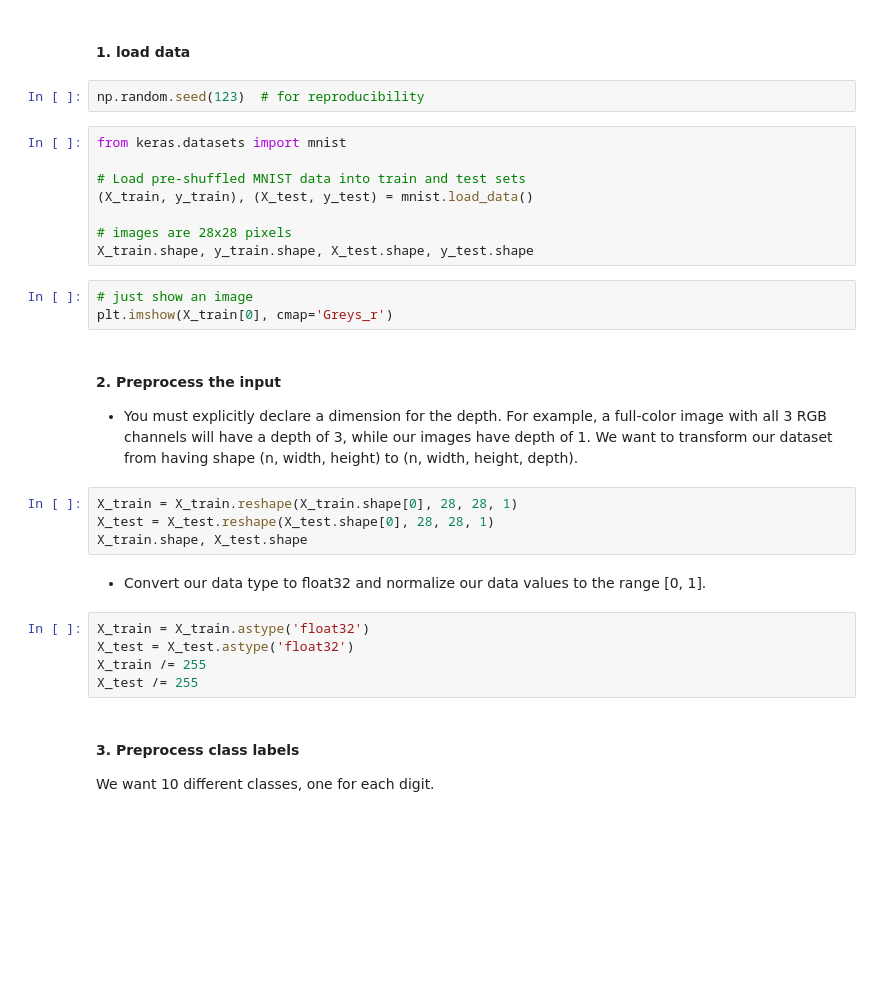
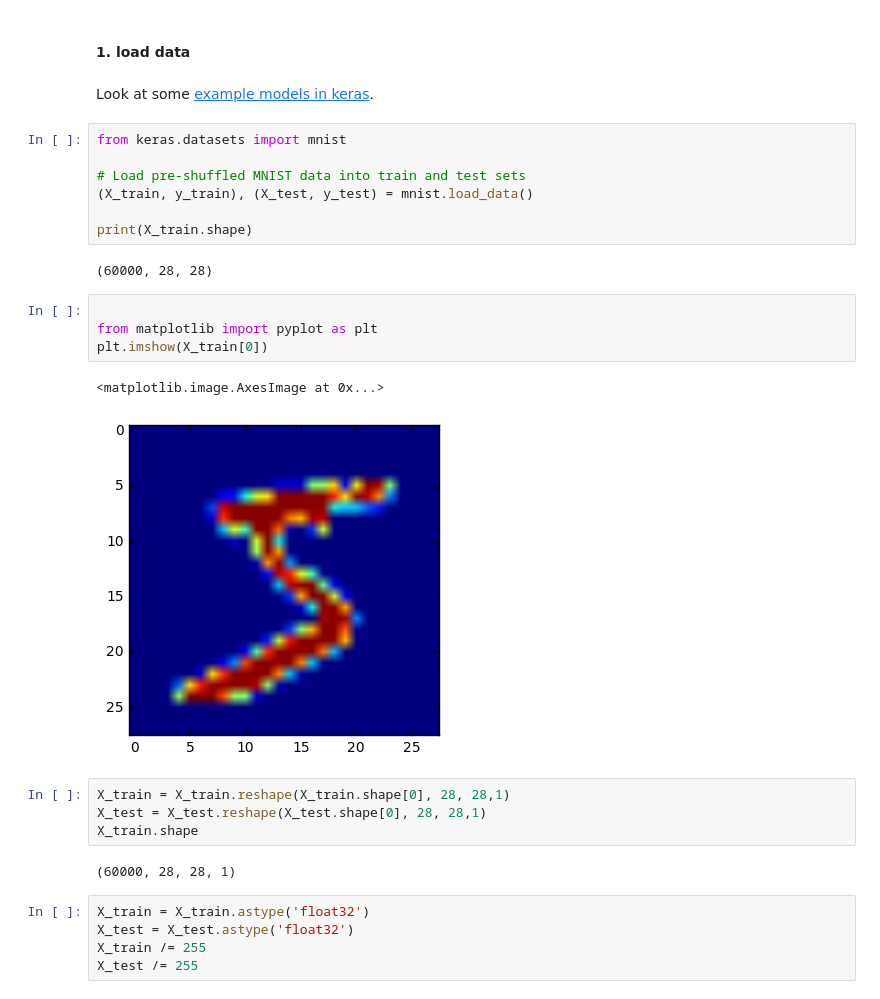
Before and after one commit to NiccoloSacchi/road-segmentation, a Jupyter notebook: scripts/tuto_val.ipynb, the cells around one changed output. Drawn from its saved outputs; the diff is of its cells as text; blank space fills up the shorter version.

```diff
--- a/scripts/tuto_val.ipynb
+++ b/scripts/tuto_val.ipynb
@@ -31,36 +20,35 @@ from keras.utils import np_utils
 **N.B. I used tensorflow not theano as backend.** The only difference is in the shape that is (28, 28, 1) in tensorflow and (1, 28, 28) in theano.
 # %% [markdown]
 #### 1. load data
-# %%
-np.random.seed(123)  # for reproducibility
+# %% [markdown]
+Look at some [example models in keras](https://github.com/fchollet/keras/tree/master/examples).
 # %%
 from keras.datasets import mnist
 
 # Load pre-shuffled MNIST data into train and test sets
 (X_train, y_train), (X_test, y_test) = mnist.load_data()
 
-# images are 28x28 pixels
-X_train.shape, y_train.shape, X_test.shape, y_test.shape
+print(X_train.shape)
+# %% [output]
+(60000, 28, 28)
 # %%
-# just show an image
-plt.imshow(X_train[0], cmap='Greys_r')
+
+from matplotlib import pyplot as plt
+plt.imshow(X_train[0])
+# %% [output]
+<matplotlib.image.AxesImage at 0x...>
+[figure, added]
-# %% [markdown]
-#### 2. Preprocess the input
-- You must explicitly declare a dimension for the depth. For example, a full-color image with all 3 RGB channels will have a depth of 3, while our images have depth of 1. We want to transform our dataset from having shape (n, width, height) to (n, width, height, depth).
 # %%
-X_train = X_train.reshape(X_train.shape[0], 28, 28, 1)
-X_test = X_test.reshape(X_test.shape[0], 28, 28, 1)
-X_train.shape, X_test.shape
+X_train = X_train.reshape(X_train.shape[0], 28, 28,1)
+X_test = X_test.reshape(X_test.shape[0], 28, 28,1)
+X_train.shape
+# %% [output]
+(60000, 28, 28, 1)
-# %% [markdown]
-- Convert our data type to float32 and normalize our data values to the range [0, 1].
 # %%
 X_train = X_train.astype('float32')
 X_test = X_test.astype('float32')
 X_train /= 255
 X_test /= 255
-# %% [markdown]
-#### 3. Preprocess class labels
-We want 10 different classes, one for each digit.
 # %%
 Y_train = np_utils.to_categorical(y_train, 10)
 Y_test = np_utils.to_categorical(y_test, 10)
```
Also changed, not shown: parts of 18 cells of this notebook, 5 other files.
